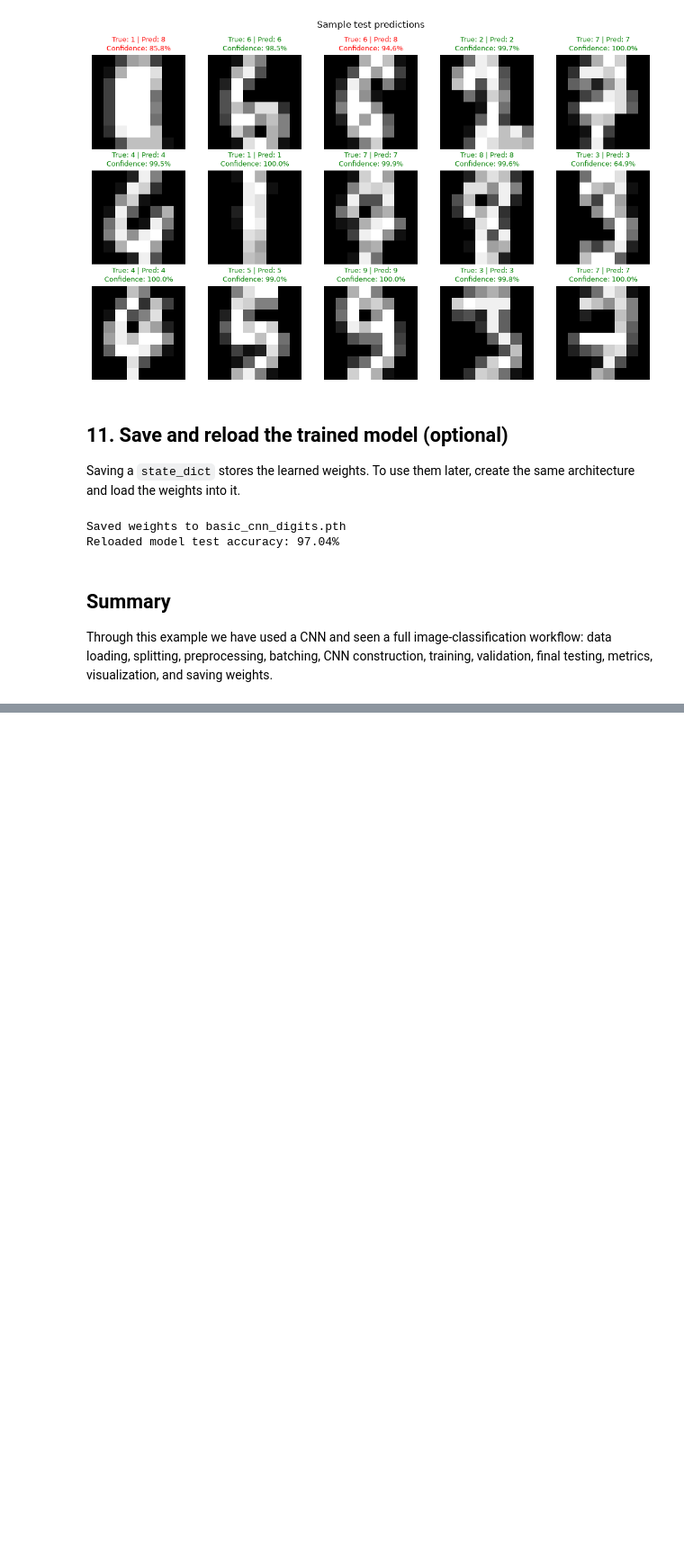
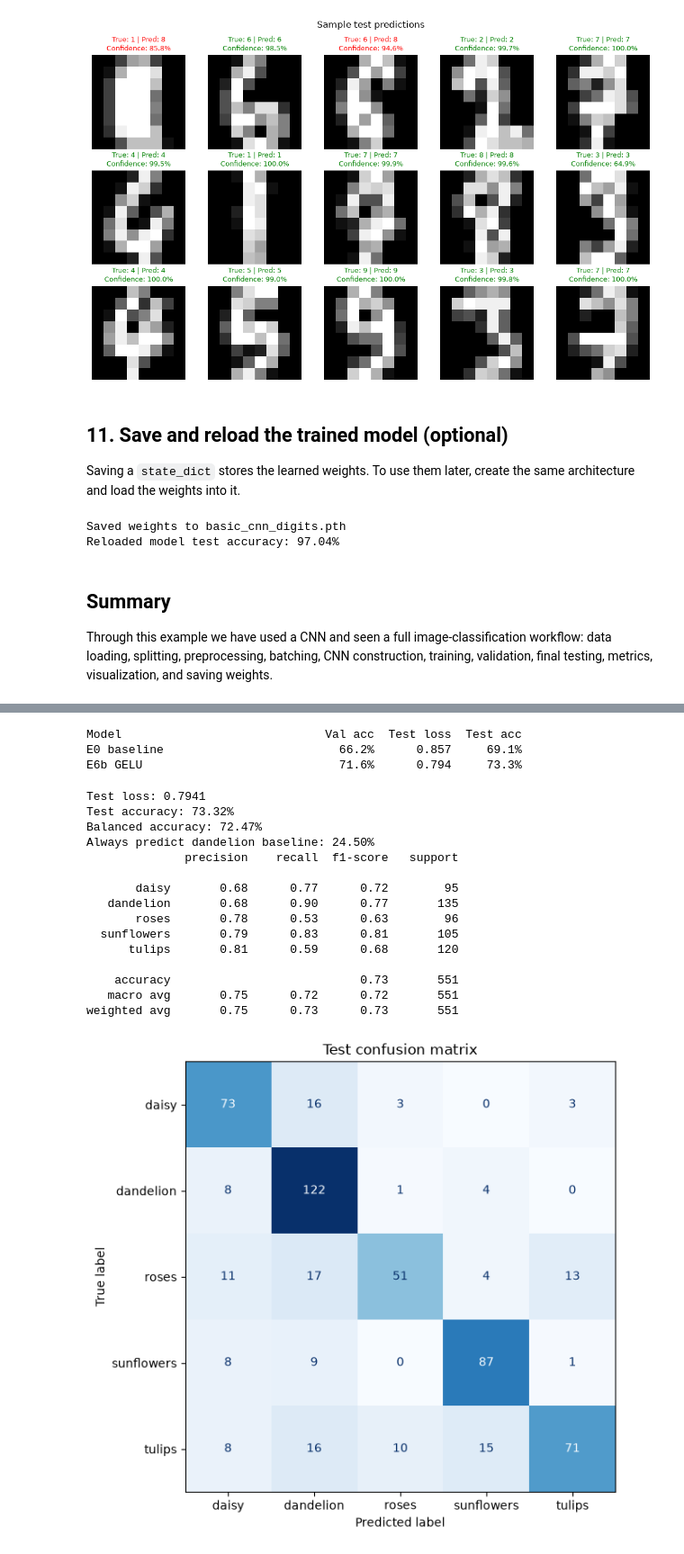
Before and after one commit to Zoe12341/deep_learning_course, a Jupyter notebook: ps_4/e89_Buck_Zoe_HW04.ipynb, the cells around one changed output, grey strips where cells are left out. Shown at 90% size. Saved outputs shown, nothing was run; the diff lists cells and outputs as text; code cells hidden in the pictures; blank space fills up the shorter version.

```diff
--- a/ps_4/e89_Buck_Zoe_HW04.ipynb
+++ b/ps_4/e89_Buck_Zoe_HW04.ipynb
@@ -474,0 +1036,70 @@ Through this example we have used a CNN and seen a full image-classification wor
+# %%
+def load_trained(label):
+    m = build_model(CONFIGS[label])
+    m.load_state_dict(RESULTS[label]['state'])
+    m.eval()
+    return m
+
+print(f"{'Model':<32}{'Val acc':>9}{'Test loss':>11}{'Test acc':>10}")
+for label in [BASE_LABEL, final_label]:
+    t_loss, t_acc = evaluate(load_trained(label), test_loader)
+    print(f"{label:<32}{RESULTS[label]['val_acc']:>9.1%}{t_loss:>11.3f}{t_acc:>10.1%}")
+
+model = load_trained(final_label)            # used by the evaluation code below
+best_epoch = RESULTS[final_label]['best_epoch']
+history = RESULTS[final_label]['history']
+# %% [output]
+Model                             Val acc  Test loss  Test acc
+E0 baseline                         66.2%      0.857     69.1%
+E6b GELU                            71.6%      0.794     73.3%
+# %%
+model.eval()
+true_labels, predicted_labels, probabilities = [], [], []
+test_loss_sum = 0.0
+with torch.no_grad():
+    for inputs, labels in test_loader:
+        logits = model(inputs.to(device))
+        test_loss_sum += criterion(logits, labels.to(device)).item() * len(labels)
+        # Softmax is useful here to display scores as probabilities.
+        # These are model scores, not guarantees or calibrated confidence estimates.
+        probabilities.extend(logits.softmax(1).cpu().numpy())
+        predicted_labels.extend(logits.argmax(1).cpu().numpy())
+        true_labels.extend(labels.numpy())
+true_labels = np.asarray(true_labels)
+predicted_labels = np.asarray(predicted_labels)
+probabilities = np.asarray(probabilities)
+test_loss = test_loss_sum / len(true_labels)
+test_accuracy = accuracy_score(true_labels, predicted_labels)
+balanced_accuracy = balanced_accuracy_score(true_labels, predicted_labels)
+majority_class = np.bincount([label for _, label in train_records]).argmax()
+baseline_accuracy = np.mean(true_labels == majority_class)
+print(f'Test loss: {test_loss:.4f}')
+print(f'Test accuracy: {test_accuracy:.2%}')
+print(f'Balanced accuracy: {balanced_accuracy:.2%}')
+print(f'Always predict {class_names[majority_class]} baseline: {baseline_accuracy:.2%}')
+print(classification_report(true_labels, predicted_labels,
+      labels=list(range(len(class_names))), target_names=class_names, zero_division=0))
+fig, ax = plt.subplots(figsize=(7, 6))
+ConfusionMatrixDisplay.from_predictions(true_labels, predicted_labels,
+    labels=list(range(len(class_names))), display_labels=class_names,
+    cmap='Blues', colorbar=False, ax=ax)
+ax.set_title('Test confusion matrix')
+plt.tight_layout()
+plt.show()
+# %% [output]
+Test loss: 0.7941
+Test accuracy: 73.32%
+Balanced accuracy: 72.47%
+Always predict dandelion baseline: 24.50%
+              precision    recall  f1-score   support
+
+       daisy       0.68      0.77      0.72        95
+   dandelion       0.68      0.90      0.77       135
+       roses       0.78      0.53      0.63        96
+  sunflowers       0.79      0.83      0.81       105
+      tulips       0.81      0.59      0.68       120
+
+    accuracy                           0.73       551
+   macro avg       0.75      0.72      0.72       551
+weighted avg       0.75      0.73      0.73       551
+[figure, added]
```
Also changed, not shown: parts of 38 cells of this notebook, 33 other files.
